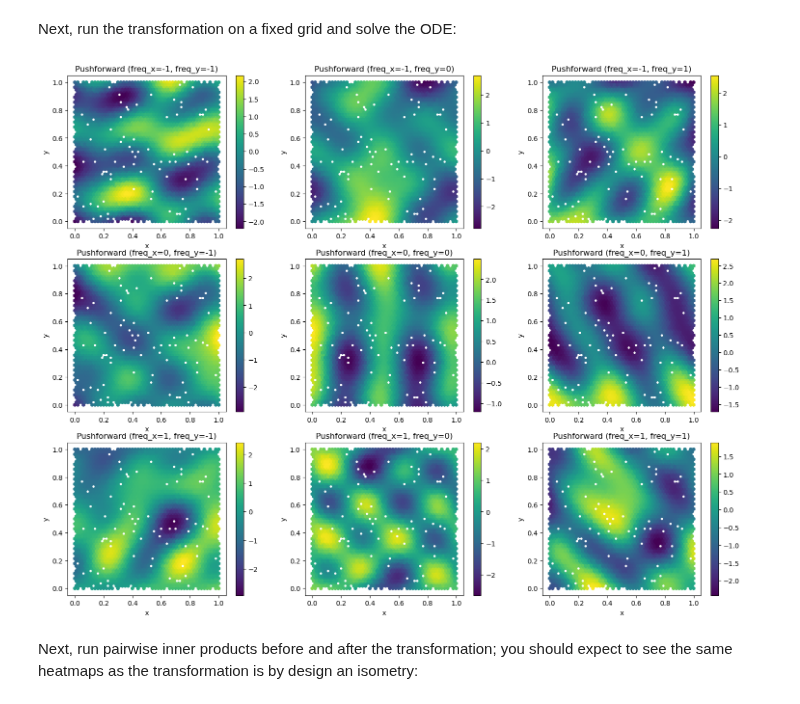
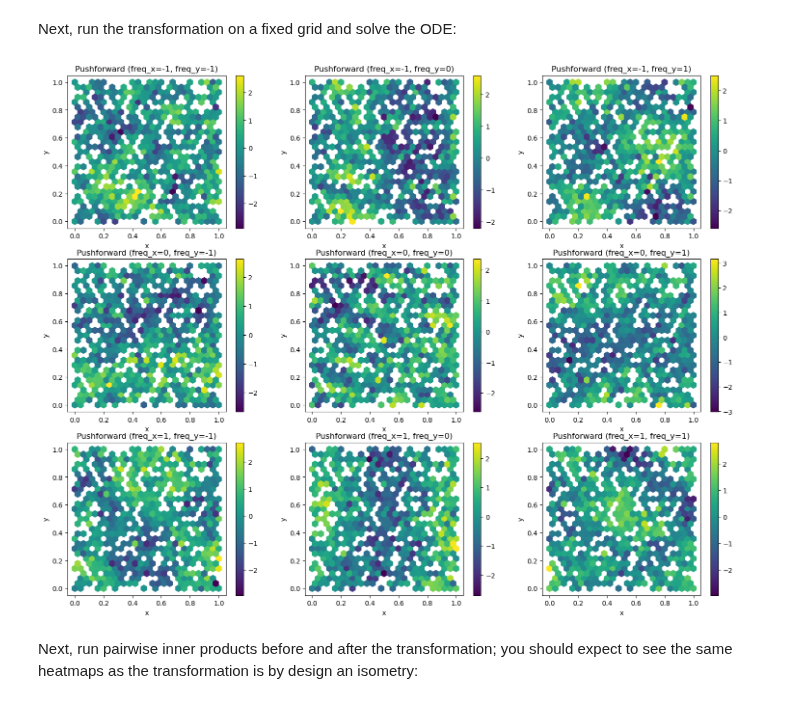
Before and after one commit to HamidrezaKmK/Learning-ONBs, a Jupyter notebook: notebooks/isometries/eulerian_transform.ipynb, the cells around one changed output. Saved outputs shown, nothing was run; the diff lists cells and outputs as text; code cells hidden in the pictures.

```diff
--- a/notebooks/isometries/eulerian_transform.ipynb
+++ b/notebooks/isometries/eulerian_transform.ipynb
@@ -103,40 +104,40 @@ indices_tensorized = fourier_basis.get_truncated_indices(2).to(device)
 
 # seed everything for reproducibility
 torch.manual_seed(0)
-N_per_dim = 100
+N_per_dim = 32
 end_time = 1.0
 all_deformed_vals = []
 xy = SquareSampler().sample(N_per_dim).to(device)
 src_field = fourier_basis.get_atoms(xy, indices_tensorized)
 isometry.shuffle_model_state(100)
 tgt_coords, _, tgt_field = isometry.pushforward(
     xy,
     torch.zeros(xy.shape[0], device=xy.device),
     src_field,
     start_time=0.0,
     end_time=end_time,
 )
 fig, axes = plt.subplots(nrows=3, ncols=3, figsize=(18,14))
 for row in range(3):
     for col in range(3):
         ax = axes[row, col]
         # approximate integral by monte carlo
         ax.hexbin(
             tgt_coords[:,0].detach().cpu(),
             tgt_coords[:,1].detach().cpu(),
             C=tgt_field[row * 3 + col].detach().cpu().squeeze(-1),
-            gridsize=50,
+            gridsize=25,
             cmap='viridis',
         )
         plt.colorbar(mappable=ax.collections[0], ax=ax)
         idx_x = indices_tensorized[row * 3 + col, 0].item()
         idx_y = indices_tensorized[row * 3 + col, 1].item()
         ax.set_title(f'Pushforward (freq_x={idx_x}, freq_y={idx_y})')
         ax.set_xlabel('x')
         ax.set_ylabel('y')
 plt.show()
 # %% [output]
-[figure, old version]
+[figure, new version]
 # %% [markdown]
 Next, run pairwise inner products before and after the transformation; you should expect to see the same heatmaps as the transformation is by design an isometry:
 # %%
```
Also changed, not shown: parts of 4 cells of this notebook, 13 other files.
